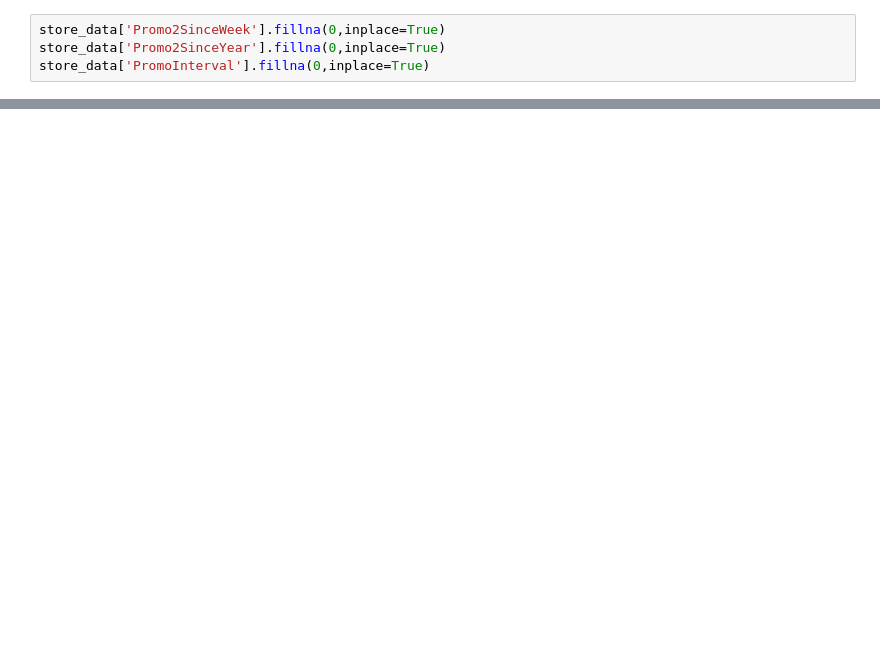
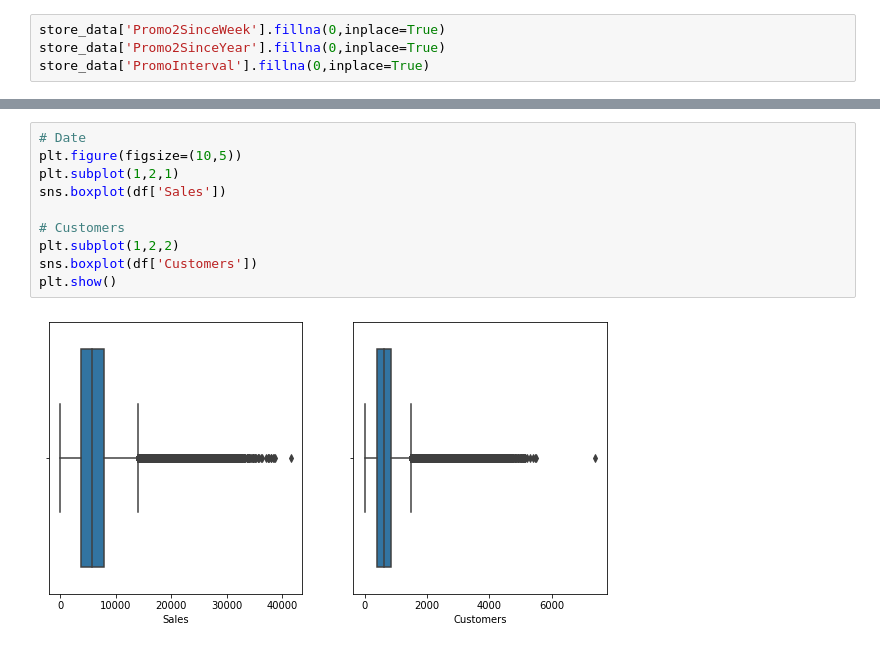
Before and after one commit to ashisaxena710/Retail-Sales-Prediction, a Jupyter notebook: Individual_Colab_.ipynb, the cells around one changed output, grey strips where cells are left out. Cells and saved outputs as stored; diff of their text form; blank space fills up the shorter version.

```diff
--- a/Individual_Colab_.ipynb
+++ b/Individual_Colab_.ipynb
@@ -257,0 +385,12 @@ Now we have treated all the null values of Store dataset . Let's merge the two g
+# %%
+# Date
+plt.figure(figsize=(10,5))
+plt.subplot(1,2,1)
+sns.boxplot(df['Sales'])
+
+# Customers
+plt.subplot(1,2,2)
+sns.boxplot(df['Customers'])
+plt.show()
+# %% [output]
+[figure, added]
```
Also changed, not shown: parts of 30 cells of this notebook.
